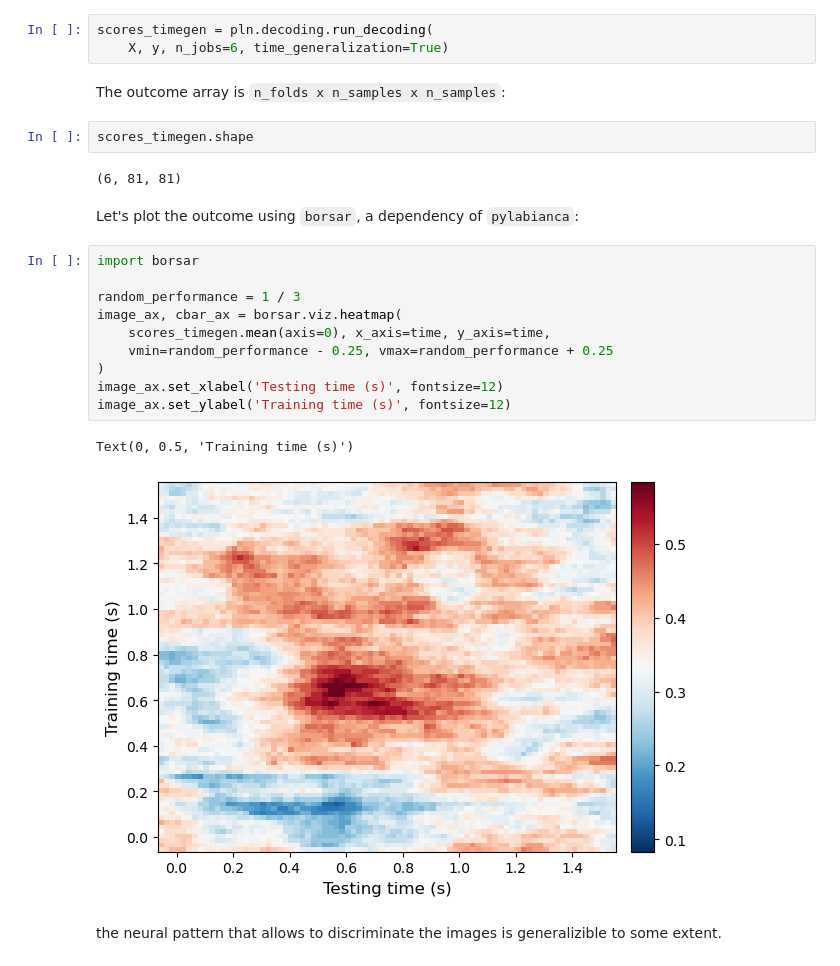
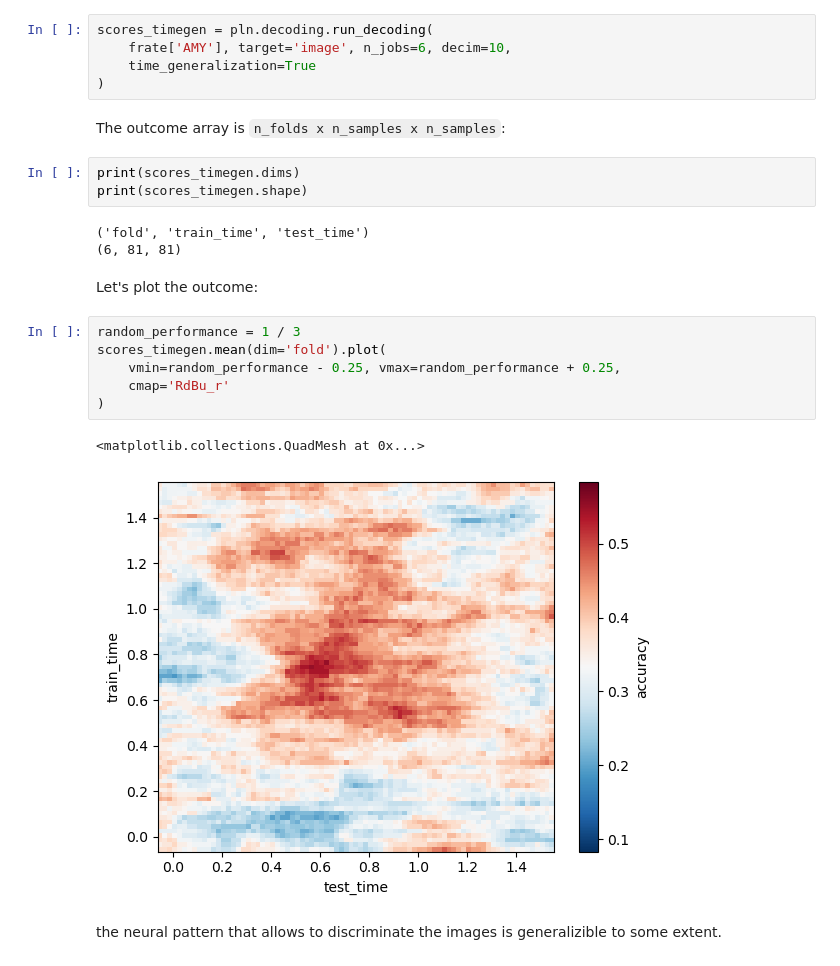
Before and after one commit to labianca/pylabianca, a Jupyter notebook: doc/decoding_example.ipynb, the cells around one changed output. Cells and saved outputs as stored; diff of their text form.

```diff
--- a/doc/decoding_example.ipynb
+++ b/doc/decoding_example.ipynb
@@ -145,28 +148,28 @@ ax.legend(['AMY SVC', 'AMY SVC error', 'AMY maxCorr', 'AMY maxCorr error'])
 Before we perform the time-consuming permutation control let's take a look at the time-generalization for amygdala cells, this may take a few seconds:
 # %%
 scores_timegen = pln.decoding.run_decoding(
-    X, y, n_jobs=6, time_generalization=True)
+    frate['AMY'], target='image', n_jobs=6, decim=10,
+    time_generalization=True
+)
 # %% [markdown]
 The outcome array is `n_folds x n_samples x n_samples`:
-# %%
-scores_timegen.shape
-# %% [output]
-(6, 81, 81)
+# %%
+print(scores_timegen.dims)
+print(scores_timegen.shape)
+# %% [output]
+('fold', 'train_time', 'test_time')
+(6, 81, 81)
 # %% [markdown]
-Let's plot the outcome using `borsar`, a dependency of `pylabianca`:
+Let's plot the outcome:
-# %%
-import borsar
-
-random_performance = 1 / 3
-image_ax, cbar_ax = borsar.viz.heatmap(
-    scores_timegen.mean(axis=0), x_axis=time, y_axis=time,
-    vmin=random_performance - 0.25, vmax=random_performance + 0.25
-)
-image_ax.set_xlabel('Testing time (s)', fontsize=12)
-image_ax.set_ylabel('Training time (s)', fontsize=12)
-# %% [output]
-Text(0, 0.5, 'Training time (s)')
-[figure, removed]
+# %%
+random_performance = 1 / 3
+scores_timegen.mean(dim='fold').plot(
+    vmin=random_performance - 0.25, vmax=random_performance + 0.25,
+    cmap='RdBu_r'
+)
+# %% [output]
+<matplotlib.collections.QuadMesh at 0x...>
+[figure, added]
 # %% [markdown]
 the neural pattern that allows to discriminate the images is generalizible to some extent.
 # %% [markdown]
```
Also changed, not shown: parts of 1 cell of this notebook.
